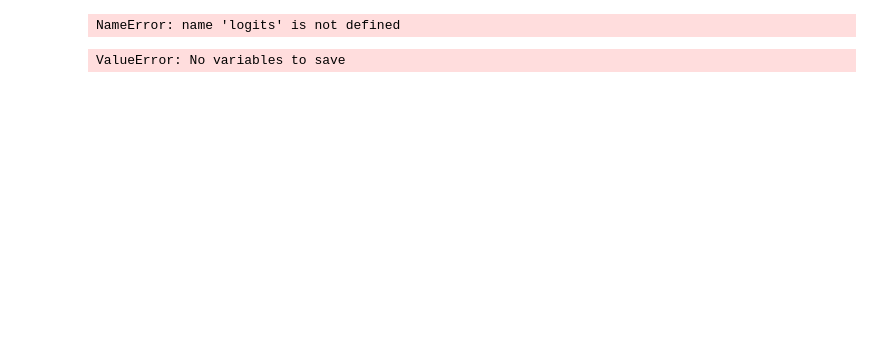
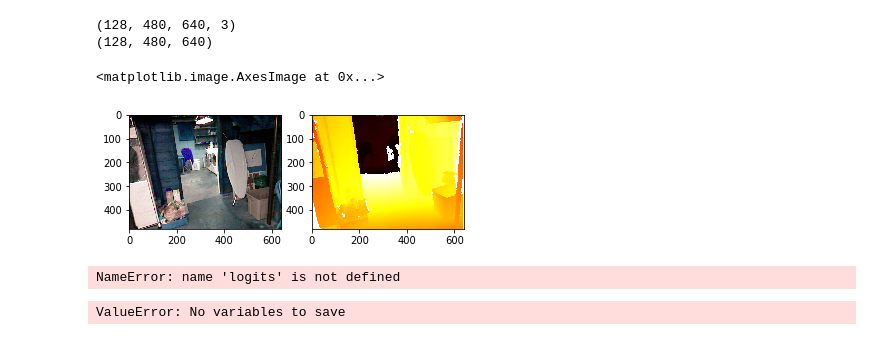
Before and after one commit to ShikaSD/depth-prediction, a Jupyter notebook: depth-prediction.ipynb, the cells around one changed output. Saved outputs shown, nothing was run; the diff lists cells and outputs as text; code cells hidden in the pictures; blank space fills up the shorter version.

Commit message:
Add data set read functions and plot samples

```diff
--- a/depth-prediction.ipynb
+++ b/depth-prediction.ipynb
@@ -25,3 +47,45 @@ def pool(input):
+# %%
+from sklearn.utils import shuffle
+
+
+def batch_generator(X_filenames, y_filenames, batch_size=128):
+    while 1:
+        X_filenames, y_filenames = shuffle(X_filenames, y_filenames)
+        for offset in range(0, len(X_filenames), batch_size):
+            images = X_filenames[offset:offset+batch_size]
+            depths = y_filenames[offset:offset+batch_size]
+
+            X_results = []
+            y_results = []
+            for image in images:
+                X_results.append(cv2.imread(image))
+
+            for depth in depths:
+                y_results.append(cv2.cvtColor(cv2.imread(depth), cv2.COLOR_BGR2GRAY))
+
+            yield np.array(X_results), np.array(y_results)
+# %%
+from random import randint
+from matplotlib import pyplot as plt
+
+%matplotlib inline
+
+gen = batch_generator(X_filenames, y_filenames)
+x, y = next(gen)
+print(x.shape)
+print(y.shape)
+
+random_index = randint(0, len(x))
+fig = plt.figure()
+sp = fig.add_subplot(1, 2, 1)
+sp.imshow(x[random_index])
+sp = fig.add_subplot(1, 2, 2)
+sp.imshow(y[random_index], cmap='hot')
+# %% [output]
+(128, 480, 640, 3)
+(128, 480, 640)
+<matplotlib.image.AxesImage at 0x...>
+[figure, added]
 # %%
 input_shape = (None, 304, 228, 3)
 x = tf.placeholder(tf.float32, input_shape)
```
Also changed, not shown: parts of 1 cell of this notebook.
